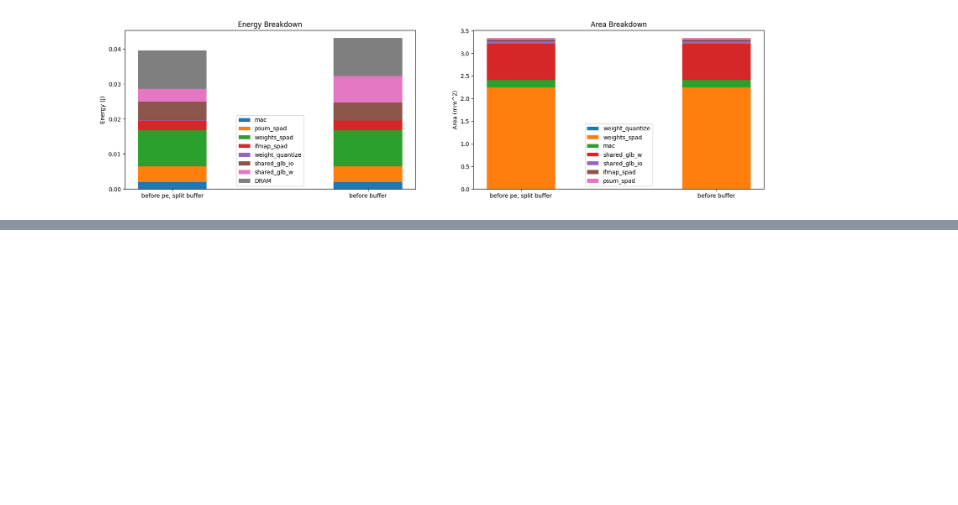
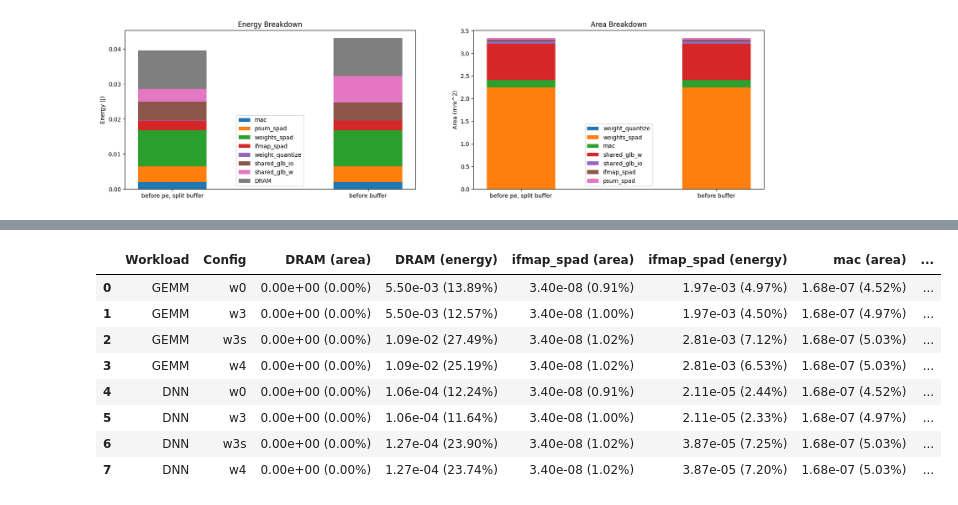
Before and after one commit to cookiedoth/cimloop, a Jupyter notebook: workspace/models/arch/1_macro/nestquant/_guide.ipynb, the cells around one changed output, grey strips where cells are left out. Drawn from its saved outputs; the diff is of its cells as text; code cells hidden in the pictures; blank space fills up the shorter version.

```diff
--- a/workspace/models/arch/1_macro/nestquant/_guide.ipynb
+++ b/workspace/models/arch/1_macro/nestquant/_guide.ipynb
@@ -86,3 +123,10 @@ for ax in axs:
 plt.savefig("figures/w34.pdf")
 # %% [output]
 [figure]
+# %%
+# Run tests for all configurations with GEMM workload
+archs = ["w0", "w3", "w3s", "w4"]
+gemm_results = {}
+for arch in archs:
+    gemm_results[arch] = run_test("nestquant", "test_area_energy_breakdown",
+                                arch=arch, layer="workloads/llm/gemm.yaml", use_dnn=False)
@@ -88,0 +189,6 @@ plt.savefig("figures/w34.pdf")
+# %%
+# Run tests for all configurations with DNN workload
+dnn_results = {}
+for arch in archs:
+    dnn_results[arch] = run_test("nestquant", "test_area_energy_breakdown",
+                               arch=arch, layer="workloads/resnet18/00.yaml",)
@@ -88,0 +326,23 @@ plt.savefig("figures/w34.pdf")
+# %%
+# Style the table for better visualization
+styled_table = table.style.set_properties(**{
+    'text-align': 'center',
+    'border': '1px solid gray',
+    'padding': '5px'
+}).set_table_styles([
+    {'selector': 'th', 'props': [('background-color', '#f0f0f0'), ('text-align', 'center')]},
+    {'selector': 'tr:nth-of-type(odd)', 'props': [('background-color', '#f9f9f9')]}
+])
+
+# Display the styled table
+display(styled_table)
+# %% [output]
+|  | Workload | Config | DRAM (area) | DRAM (energy) | ifmap_spad (area) | ifmap_spad (energy) | mac (area) | ... |
+| 0 | GEMM | w0 | 0.00e+00 (0.00%) | 5.50e-03 (13.89%) | 3.40e-08 (0.91%) | 1.97e-03 (4.97%) | 1.68e-07 (4.52%) | ... |
+| 1 | GEMM | w3 | 0.00e+00 (0.00%) | 5.50e-03 (12.57%) | 3.40e-08 (1.00%) | 1.97e-03 (4.50%) | 1.68e-07 (4.97%) | ... |
+| 2 | GEMM | w3s | 0.00e+00 (0.00%) | 1.09e-02 (27.49%) | 3.40e-08 (1.02%) | 2.81e-03 (7.12%) | 1.68e-07 (5.03%) | ... |
+| 3 | GEMM | w4 | 0.00e+00 (0.00%) | 1.09e-02 (25.19%) | 3.40e-08 (1.02%) | 2.81e-03 (6.53%) | 1.68e-07 (5.03%) | ... |
+| 4 | DNN | w0 | 0.00e+00 (0.00%) | 1.06e-04 (12.24%) | 3.40e-08 (0.91%) | 2.11e-05 (2.44%) | 1.68e-07 (4.52%) | ... |
+| 5 | DNN | w3 | 0.00e+00 (0.00%) | 1.06e-04 (11.64%) | 3.40e-08 (1.00%) | 2.11e-05 (2.33%) | 1.68e-07 (4.97%) | ... |
+| 6 | DNN | w3s | 0.00e+00 (0.00%) | 1.27e-04 (23.90%) | 3.40e-08 (1.02%) | 3.87e-05 (7.25%) | 1.68e-07 (5.03%) | ... |
+| 7 | DNN | w4 | 0.00e+00 (0.00%) | 1.27e-04 (23.74%) | 3.40e-08 (1.02%) | 3.87e-05 (7.20%) | 1.68e-07 (5.03%) | ... |
```
Also changed, not shown: parts of 22 cells of this notebook, 26 other files.
